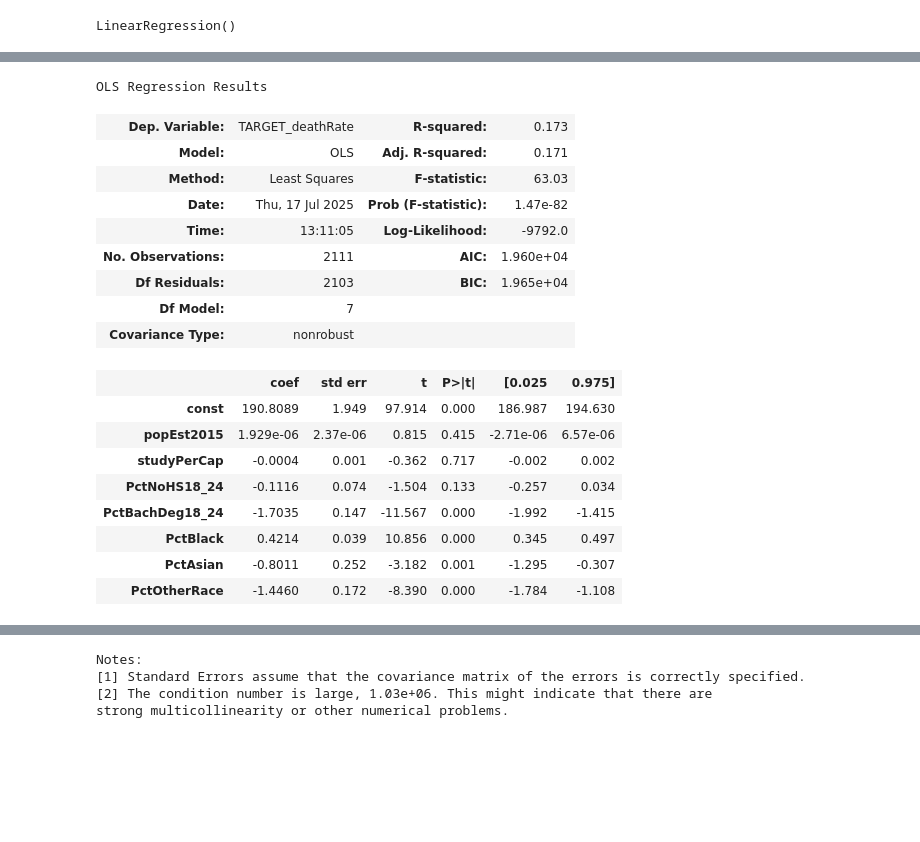
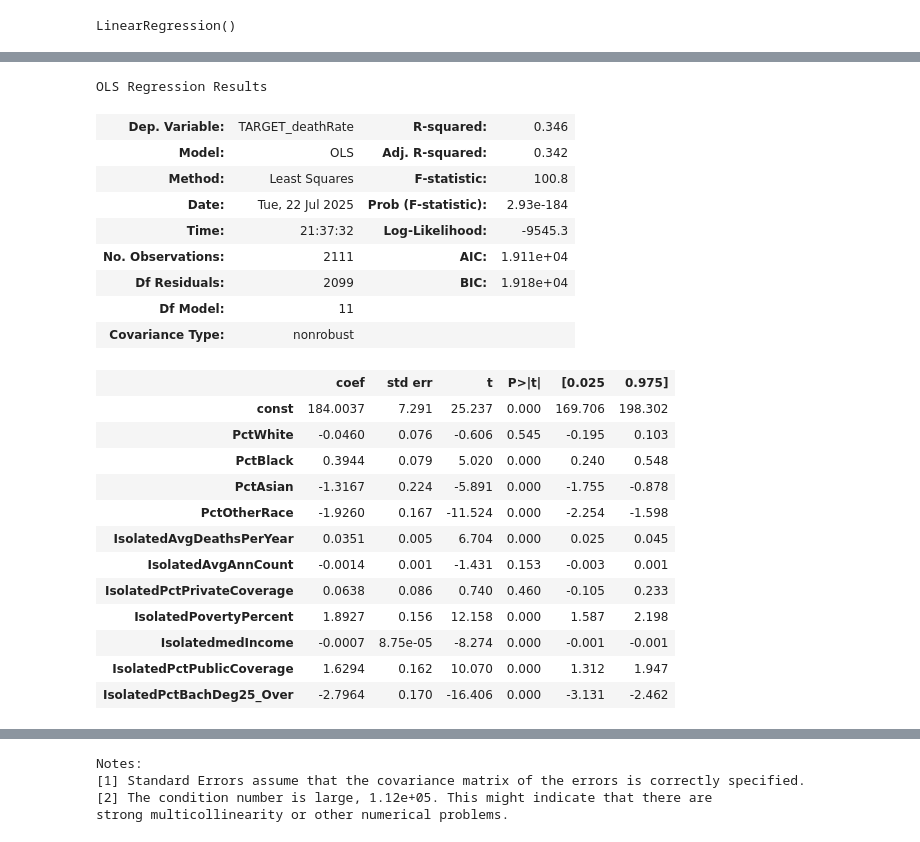
Before and after one commit to HeyLucasLeao/ols-regression-challenge, a Jupyter notebook: experimental_modelling.ipynb, the cells around one changed output, grey strips where cells are left out. Drawn from its saved outputs; the diff is of its cells as text; code cells hidden in the pictures; blank space fills up the shorter version.

Commit message:
✨ PartiallingOutRegressor om experimental_modelling

```diff
--- a/experimental_modelling.ipynb
+++ b/experimental_modelling.ipynb
@@ -51,0 +324,13 @@ df["PctEmployed16_Over"] = df["PctEmployed16_Over"].fillna(np.ceil(df["PctEmploy
+# %%
+cols = ["avgAnnCount", "medIncome", "PctAsian", "avgDeathsPerYear", "popEst2015"]
+partialling_model = PartiallingOutRegressor()
+partialling_model.fit(df[cols], df["PctBachDeg25_Over"])
+pct_bachdeg25_over = partialling_model.generate_residuals(df[cols], df["PctBachDeg25_Over"])
+# %%
+df["IsolatedAvgDeathsPerYear"] = avg_deaths_per_year
+df["IsolatedAvgAnnCount"] = avg_ann_count
+df["IsolatedPctPrivateCoverage"] = pct_private_coverage
+df["IsolatedPovertyPercent"] = poverty_percent
+df["IsolatedmedIncome"] = medIncome
+df["IsolatedPctPublicCoverage"] = pct_public_coverage
+df["IsolatedPctBachDeg25_Over"] = pct_bachdeg25_over
@@ -51,0 +339,25 @@ df["PctEmployed16_Over"] = df["PctEmployed16_Over"].fillna(np.ceil(df["PctEmploy
+# %%
+features_in = [
+#'avgAnnCount',
+#AvgDeathsPerYear,
+ #'PctPrivateCoverage',
+ #'PctPublicCoverage',
+ #'PctBachDeg25_Over',
+ #'PercentMarried',
+ 'incidenceRate',
+ #'povertyPercent',
+ 'MedianAge',
+ #'medIncome',
+ 'PctWhite',
+ 'PctBlack',
+ 'PctAsian',
+ 'PctOtherRace',
+ 'IsolatedAvgDeathsPerYear',
+ "IsolatedAvgAnnCount",
+ "IsolatedPctPrivateCoverage",
+ "IsolatedPovertyPercent",
+ "IsolatedmedIncome",
+ "IsolatedPctPublicCoverage",
+ "IsolatedPctBachDeg25_Over",
+ #'popEst2015',
+ ]
@@ -106,5 +438,3 @@ df[["TARGET_deathRate", "binnedInc"]]
-# %%
-features_in = df.columns.drop(["TARGET_deathRate", "binnedInc", "Geography"])
 # %%
 mask_features = filtering_features_based_on_vif(df[features_in], threshold=5)
 filtered_features = [feature for feature, choosen in zip(features_in, mask_features) if choosen]
@@ -188,25 +539,29 @@ feature_importance
 # %%
 X = sm.add_constant(df_train[filtered_features]) # add intercept
-y = df_train["TARGET_deathRate"]
+y = df_train[target]
 model_sm = sm.OLS(y, X).fit()
 model_sm.summary()
 # %% [output]
 OLS Regression Results
-| Dep. Variable: | TARGET_deathRate | R-squared: | 0.173 |
-| Model: | OLS | Adj. R-squared: | 0.171 |
-| Method: | Least Squares | F-statistic: | 63.03 |
-| Date: | Thu, 17 Jul 2025 | Prob (F-statistic): | 1.47e-82 |
-| Time: | 13:11:05 | Log-Likelihood: | -9792.0 |
-| No. Observations: | 2111 | AIC: | 1.960e+04 |
-| Df Residuals: | 2103 | BIC: | 1.965e+04 |
-| Df Model: | 7 |  |  |
+| Dep. Variable: | TARGET_deathRate | R-squared: | 0.346 |
+| Model: | OLS | Adj. R-squared: | 0.342 |
+| Method: | Least Squares | F-statistic: | 100.8 |
+| Date: | Tue, 22 Jul 2025 | Prob (F-statistic): | 2.93e-184 |
+| Time: | 21:37:32 | Log-Likelihood: | -9545.3 |
+| No. Observations: | 2111 | AIC: | 1.911e+04 |
+| Df Residuals: | 2099 | BIC: | 1.918e+04 |
+| Df Model: | 11 |  |  |
 | Covariance Type: | nonrobust |  |  |
 |  | coef | std err | t | P>|t| | [0.025 | 0.975] |
-| const | 190.8089 | 1.949 | 97.914 | 0.000 | 186.987 | 194.630 |
-| popEst2015 | 1.929e-06 | 2.37e-06 | 0.815 | 0.415 | -2.71e-06 | 6.57e-06 |
-| studyPerCap | -0.0004 | 0.001 | -0.362 | 0.717 | -0.002 | 0.002 |
-| PctNoHS18_24 | -0.1116 | 0.074 | -1.504 | 0.133 | -0.257 | 0.034 |
-| PctBachDeg18_24 | -1.7035 | 0.147 | -11.567 | 0.000 | -1.992 | -1.415 |
-| PctBlack | 0.4214 | 0.039 | 10.856 | 0.000 | 0.345 | 0.497 |
-| PctAsian | -0.8011 | 0.252 | -3.182 | 0.001 | -1.295 | -0.307 |
-| PctOtherRace | -1.4460 | 0.172 | -8.390 | 0.000 | -1.784 | -1.108 |
+| const | 184.0037 | 7.291 | 25.237 | 0.000 | 169.706 | 198.302 |
+| PctWhite | -0.0460 | 0.076 | -0.606 | 0.545 | -0.195 | 0.103 |
+| PctBlack | 0.3944 | 0.079 | 5.020 | 0.000 | 0.240 | 0.548 |
+| PctAsian | -1.3167 | 0.224 | -5.891 | 0.000 | -1.755 | -0.878 |
+| PctOtherRace | -1.9260 | 0.167 | -11.524 | 0.000 | -2.254 | -1.598 |
+| IsolatedAvgDeathsPerYear | 0.0351 | 0.005 | 6.704 | 0.000 | 0.025 | 0.045 |
+| IsolatedAvgAnnCount | -0.0014 | 0.001 | -1.431 | 0.153 | -0.003 | 0.001 |
+| IsolatedPctPrivateCoverage | 0.0638 | 0.086 | 0.740 | 0.460 | -0.105 | 0.233 |
+| IsolatedPovertyPercent | 1.8927 | 0.156 | 12.158 | 0.000 | 1.587 | 2.198 |
+| IsolatedmedIncome | -0.0007 | 8.75e-05 | -8.274 | 0.000 | -0.001 | -0.001 |
+| IsolatedPctPublicCoverage | 1.6294 | 0.162 | 10.070 | 0.000 | 1.312 | 1.947 |
+| IsolatedPctBachDeg25_Over | -2.7964 | 0.170 | -16.406 | 0.000 | -3.131 | -2.462 |
@@ -217,4 +572,4 @@ OLS Regression Results
 Notes:
 [1] Standard Errors assume that the covariance matrix of the errors is correctly specified.
-[2] The condition number is large, 1.03e+06. This might indicate that there are
+[2] The condition number is large, 1.12e+05. This might indicate that there are
 strong multicollinearity or other numerical problems.
```
Also changed, not shown: parts of 50 cells of this notebook.
